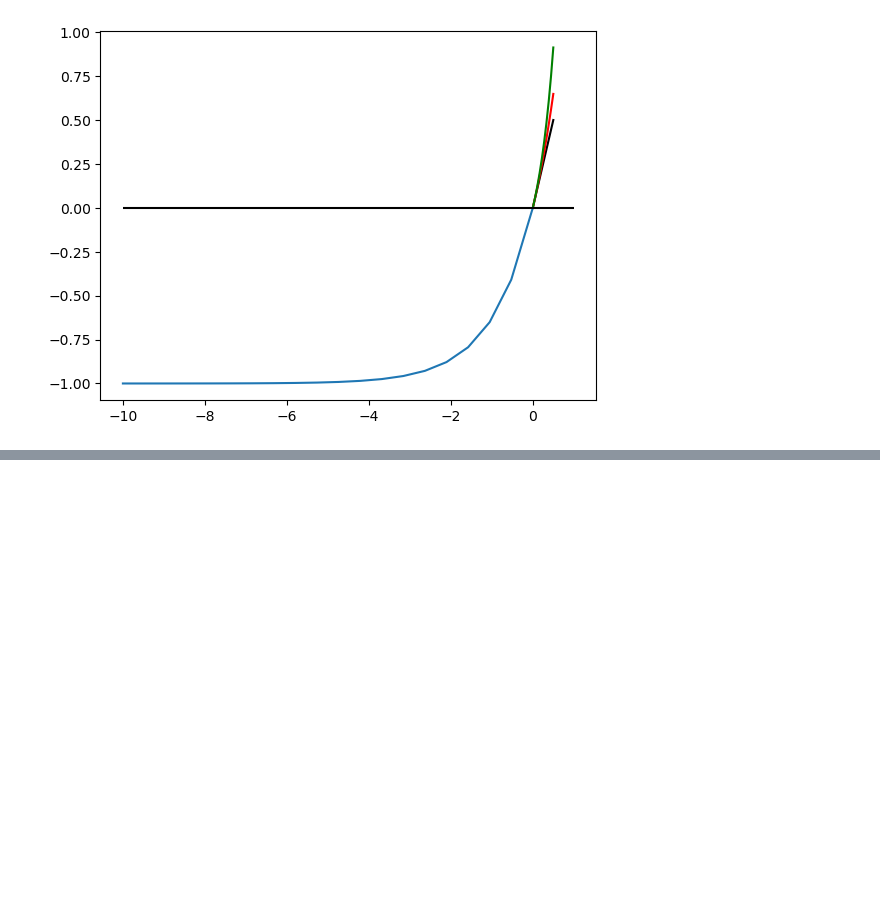
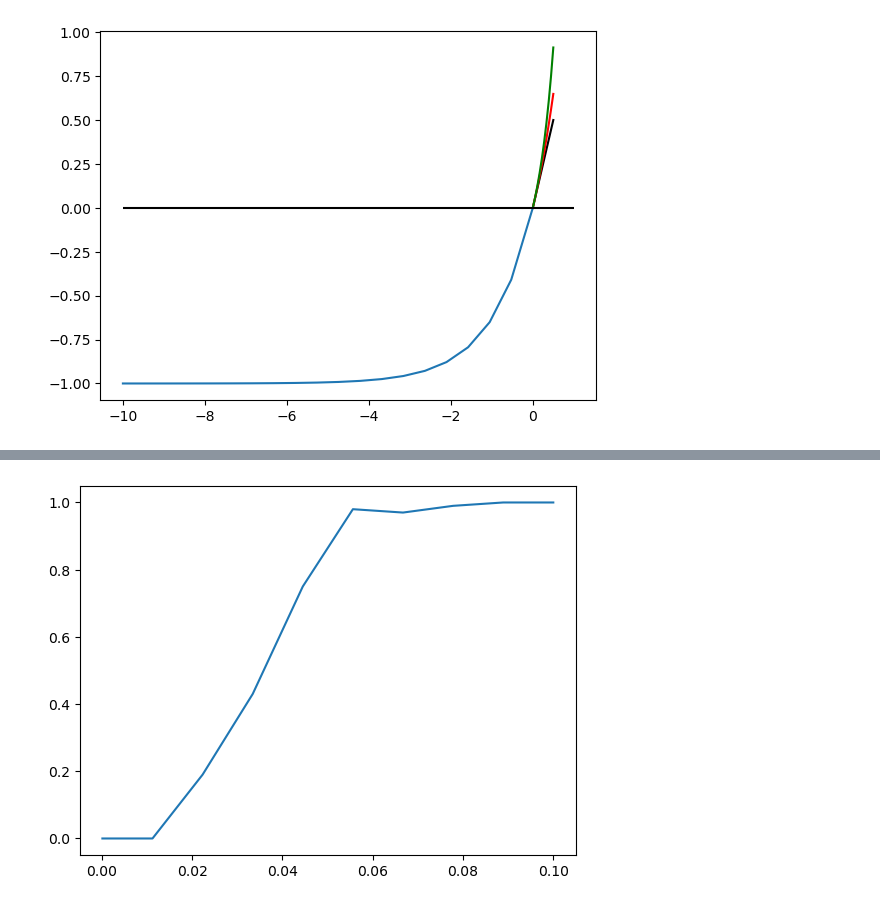
Before and after one commit to Omer-Sella/qecc, a Jupyter notebook: postProcessing/rewardInvestigation.ipynb, the cells around one changed output, grey strips where cells are left out. Cells and saved outputs as stored; diff of their text form; code cells hidden in the pictures; blank space fills up the shorter version.

```diff
--- a/postProcessing/rewardInvestigation.ipynb
+++ b/postProcessing/rewardInvestigation.ipynb
@@ -22,3 +22,90 @@ ax.hlines(0,-10,1, colors="black")
 # %% [output]
 <matplotlib.collections.LineCollection at 0x...>
 [figure]
+# %%
+# Omer: Do not repurpose the following code, it's meant to check that BpOsdDecoder behaves correctly if the error probability changes
+
+import numpy as np
+from ldpc import BpOsdDecoder
+from qecc.logicals import computeLogicals
+from qecc.polynomialCodes import codes#["Hx_72_12_6"]
+#from qecc.polynomialCodes import codes["Hz_72_12_6"]
+from qecc.gf4 import integerToDualBinary
+import matplotlib.pyplot as plt
+Hx,Hz = codes["Hx_72_12_6"], codes["Hz_72_12_6"]
+
+seed = 0
+localRandom = np.random.RandomState(seed)
+
+logicalX, logicalZ = computeLogicals(Hx, Hz)
+
+numberOfIterations = 50
+numberOfSamples = 100
+
+ms_scaling_factor = 0.625
+errorRange = np.linspace(0.0001,0.1,10).astype(float)
+logicalErrorRate = np.zeros(len(errorRange))
+bpDecoderHx=BpOsdDecoder(Hx,#the parity check matrix
+                            error_rate=1.0,
+                                #channel_probs= initialValues[:,1], #assign error_rate to each qubit. This will override "error_rate" input variable
+                            max_iter=numberOfIterations, #the maximum number of iterations for BP)
+                            bp_method="ms",
+                            ms_scaling_factor=ms_scaling_factor, #min sum scaling factor. If set to zero the variable scaling factor method is used
+                            osd_method="osd0", #the OSD method. Choose from:  1) "osd_e", "osd_cs", "osd0"
+                            osd_order=0 #the osd search depth
+                            )
+bpDecoderHz=BpOsdDecoder(Hz,#the parity check matrix
+                            error_rate=1.0,
+                            #channel_probs= initialValues[:,1], #assign error_rate to each qubit. This will override "error_rate" input variable
+                            max_iter=numberOfIterations, #the maximum number of iterations for BP)
+                            bp_method="ms",
+                            ms_scaling_factor=ms_scaling_factor, #min sum scaling factor. If set to zero the variable scaling factor method is used
+                            osd_method="osd0", #the OSD method. Choose from:  1) "osd_e", "osd_cs", "osd0"
+                            osd_order=0 #the osd search depth
+                            )
+for i in range(len(errorRange)):
+    p = float(errorRange[i])
+    bpDecoderHx.error_rate = p
+    bpDecoderHz.error_rate = p
+    # bpDecoderHx=BpOsdDecoder(Hx,#the parity check matrix
+    #                         error_rate=p,
+    #                             #channel_probs= initialValues[:,1], #assign error_rate to each qubit. This will override "error_rate" input variable
+    #                         max_iter=numberOfIterations, #the maximum number of iterations for BP)
+    #                         bp_method="ms",
+    #                         ms_scaling_factor=ms_scaling_factor, #min sum scaling factor. If set to zero the variable scaling factor method is used
+    #                         osd_method="osd0", #the OSD method. Choose from:  1) "osd_e", "osd_cs", "osd0"
+    #                         osd_order=0 #the osd search depth
+    #                         )
+    # bpDecoderHz=BpOsdDecoder(Hz,#the parity check matrix
+    #                         error_rate=p,
+    #                         #channel_probs= initialValues[:,1], #assign error_rate to each qubit. This will override "error_rate" input variable
+    #                         max_iter=numberOfIterations, #the maximum number of iterations for BP)
+    #                         bp_method="ms",
+    #                         ms_scaling_factor=ms_scaling_factor, #min sum scaling factor. If set to zero the variable scaling factor method is used
+    #                         osd_method="osd0", #the OSD method. Choose from:  1) "osd_e", "osd_cs", "osd0"
+    #                         osd_order=0 #the osd search depth
+    #                         )
+
+
+    for _ in range(numberOfSamples):
+        #Sample (some number of times) an error, which is a vector over {0,1,2,3} representing I,X,Z,Y (to be consistent check with the documentation in gf4.py)
+        error = localRandom.choice([0,1,2,3], size=Hx.shape[1], replace=True, p=[1 - 3*p, p, p, p])
+        errorX, errorZ = integerToDualBinary(error)
+        #Calculate the syndrome for this error
+
+        estimatedErrorX = bpDecoderHz.decode(Hz.dot(errorX)%2)
+        estimatedErrorZ = bpDecoderHx.decode(Hx.dot(errorZ)%2)
+        residualErrorX = (estimatedErrorX + errorX) % 2
+        residualErrorZ = (estimatedErrorZ + errorZ) % 2
+        # Check whether the residual error gives 0 syndrome:
+        if not ( np.all((np.dot(Hx,residualErrorZ)) % 2 ==0) and np.all((np.dot(Hz, residualErrorX)%2) == 0)):
+            #print("Decoder failure: the residual error does not give 0 syndrome, meaning the decoder is wrong")
+            logicalErrorRate[i] += 1
+        else: # So we are in the case that the residual error commutes with all stabilizers, i.e., it is in the normalizer. So let's check if it is a stabilizer (commutes with all logicals), or a logical error (anticommutes with some logical operator)
+            if not ( np.all((np.dot(logicalZ,residualErrorX) % 2 )== 0) and np.all((np.dot(logicalX, residualErrorZ) % 2)==0)):
+                #print(f"Logical error: the residual error commutes with all stabilizers but anticommutes with some logical operator")
+                logicalErrorRate[i] += 1
+logicalErrorRate = logicalErrorRate / numberOfSamples
+
+plt.plot(errorRange, logicalErrorRate)
+# %% [output]
@@ -24,0 +113 @@ ax.hlines(0,-10,1, colors="black")
+[figure, added]
```
Also changed, not shown: parts of 1 cell of this notebook, 6 other files.
